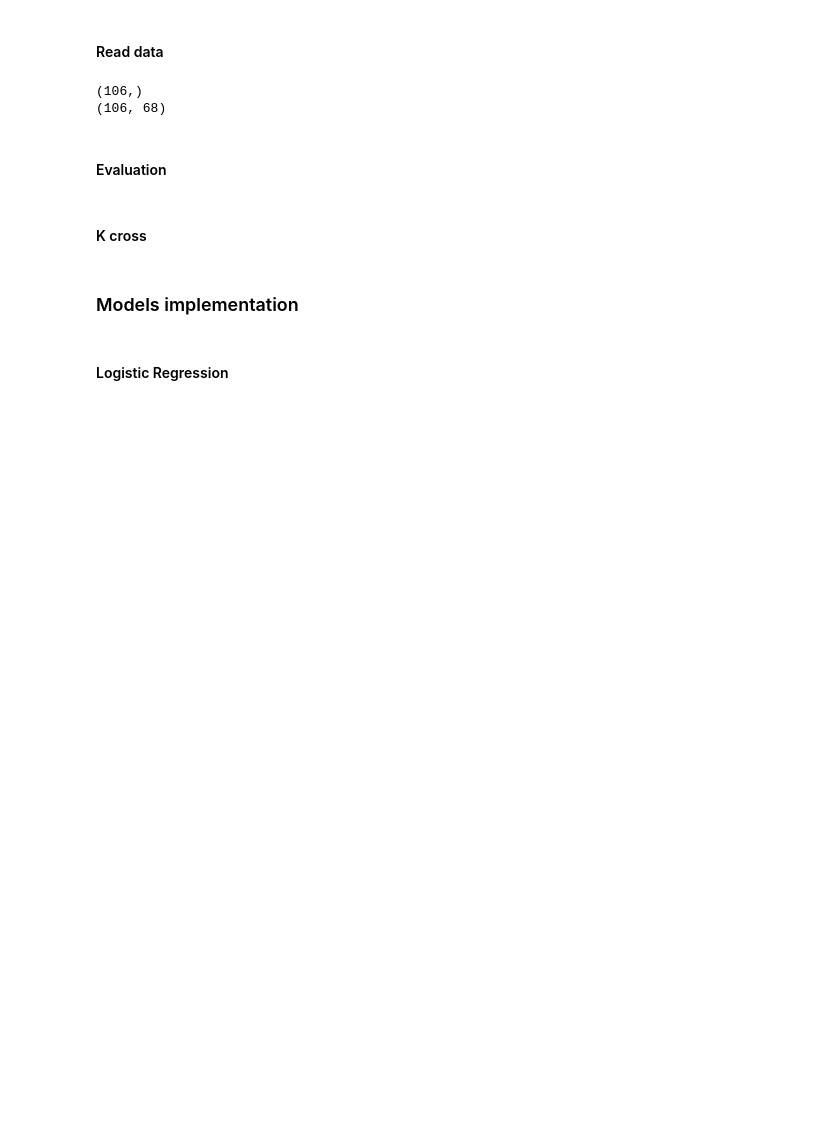
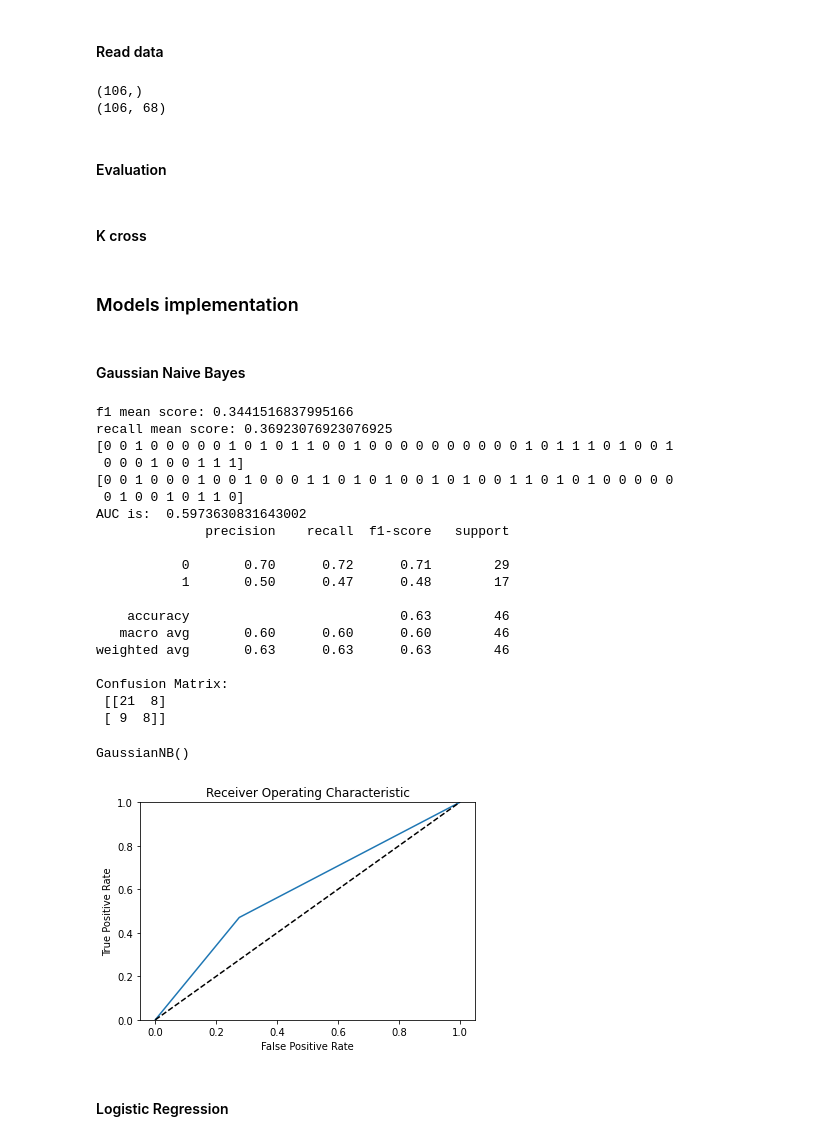
Before and after one commit to derong97/automatic-depression-detector, a Jupyter notebook: models/audio/pyAudioA_features.ipynb, the cells around one changed output. Saved outputs shown, nothing was run; the diff lists cells and outputs as text; code cells hidden in the pictures; blank space fills up the shorter version.

```diff
--- a/models/audio/pyAudioA_features.ipynb
+++ b/models/audio/pyAudioA_features.ipynb
@@ -171,6 +173,39 @@ def k_cross(input_model, X=X_train, y=y_train, k=4, n=3, random_state=RANDOM_STA
     return f1_scores, recall_scores
 # %% [markdown]
 ### Models implementation
+# %% [markdown]
+#### Gaussian Naive Bayes
+# %%
+nb_model = GaussianNB()
+
+f1_scores, recall_scores = k_cross(nb_model)
+
+print(f"f1 mean score: {np.mean(f1_scores)}")
+print(f"recall mean score: {np.mean(recall_scores)}")
+
+evaluate_model(nb_model)
+# %% [output]
+f1 mean score: 0.3441516837995166
+recall mean score: 0.36923076923076925
+[0 0 1 0 0 0 0 0 1 0 1 0 1 1 0 0 1 0 0 0 0 0 0 0 0 0 0 1 0 1 1 1 0 1 0 0 1
+ 0 0 0 1 0 0 1 1 1]
+[0 0 1 0 0 0 1 0 0 1 0 0 0 1 1 0 1 0 1 0 0 1 0 1 0 0 1 1 0 1 0 1 0 0 0 0 0
+ 0 1 0 0 1 0 1 1 0]
+AUC is:  0.5973630831643002
+              precision    recall  f1-score   support
+
+           0       0.70      0.72      0.71        29
+           1       0.50      0.47      0.48        17
+
+    accuracy                           0.63        46
+   macro avg       0.60      0.60      0.60        46
+weighted avg       0.63      0.63      0.63        46
+
+Confusion Matrix:
+ [[21  8]
+ [ 9  8]]
+GaussianNB()
+[figure, added]
 # %% [markdown]
 #### Logistic Regression
 # %%
```
Also changed, not shown: parts of 7 cells of this notebook, 2 other files.
